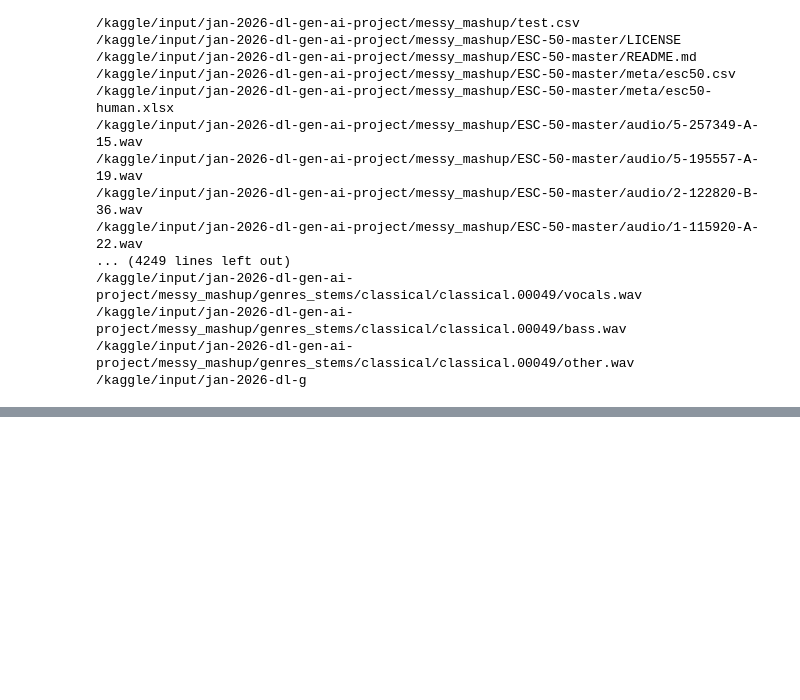
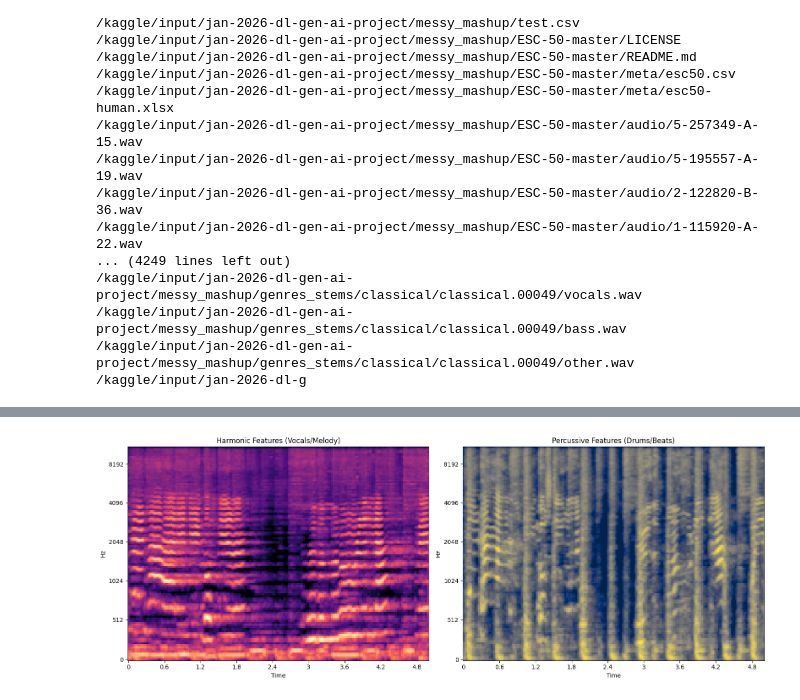
Before and after one commit to geethesh1911/dl-23f2003015-notebook-t12026, a Jupyter notebook: kaggle_notebook.ipynb, the cells around one changed output, grey strips where cells are left out. Cells and saved outputs as stored; diff of their text form; code cells hidden in the pictures; blank space fills up the shorter version.

```diff
--- a/kaggle_notebook.ipynb
+++ b/kaggle_notebook.ipynb
@@ -90,3 +170,19 @@ Device: cuda
+# %%
+y_harmonic, y_percussive = librosa.effects.hpss(clean_mix)
+
+S_harmonic = librosa.power_to_db(librosa.feature.melspectrogram(y=y_harmonic, sr=22050, n_mels=128), ref=np.max)
+S_percussive = librosa.power_to_db(librosa.feature.melspectrogram(y=y_percussive, sr=22050, n_mels=128), ref=np.max)
+
+fig, ax = plt.subplots(1, 2, figsize=(16, 6))
+librosa.display.specshow(S_harmonic, x_axis='time', y_axis='mel', sr=22050, ax=ax[0])
+ax[0].set_title("Harmonic Features (Vocals/Melody)")
+
+librosa.display.specshow(S_percussive, x_axis='time', y_axis='mel', sr=22050, ax=ax[1], cmap='cividis')
+ax[1].set_title("Percussive Features (Drums/Beats)")
+plt.tight_layout()
+plt.show()
+# %% [output]
+[figure, added]
 # %%
 class AudioDataset(Dataset):
     def __init__(self,song_paths,noise_dir,target_sr=22050,duration=5,augment=False):
```
Also changed, not shown: parts of 14 cells of this notebook.
